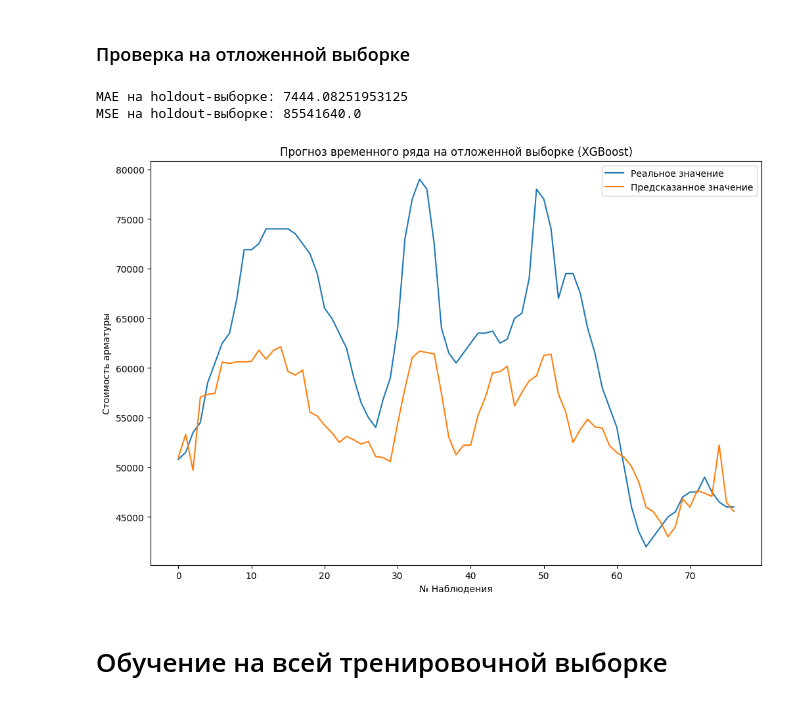
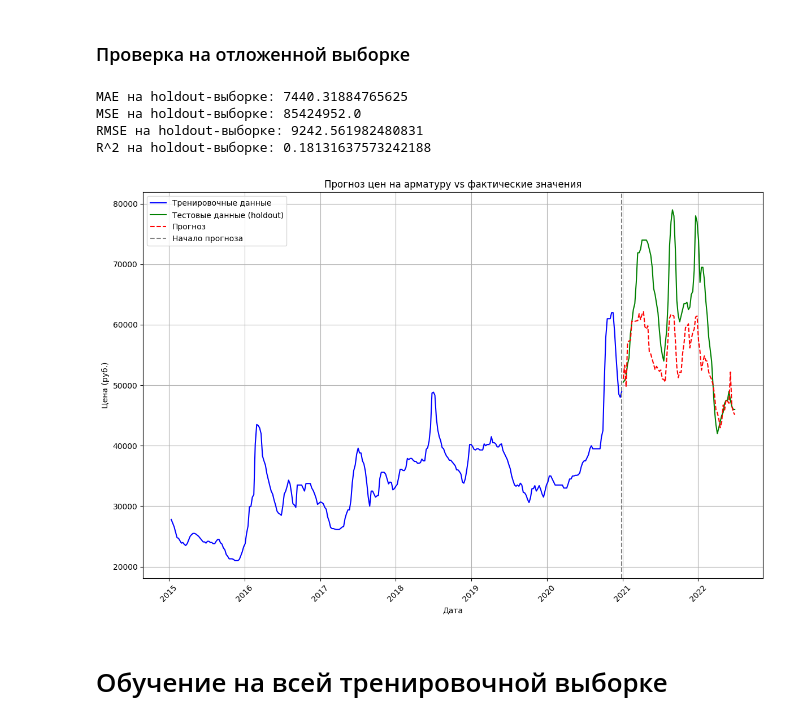
Before and after one commit to AnimeshnikLeon/int-3, a Jupyter notebook: train.ipynb, the cells around one changed output. Cells and saved outputs as stored; diff of their text form; code cells hidden in the pictures.

```diff
--- a/train.ipynb
+++ b/train.ipynb
@@ -318,22 +318,58 @@ result_xgb.tail(12)
 # Подсчет метрик прогноза на отложенной выборке
 print("MAE на holdout-выборке:", mean_absolute_error(y_holdout_xgb, ypred_xgb))
 print("MSE на holdout-выборке:", mean_squared_error(y_holdout_xgb, ypred_xgb))
+print("RMSE на holdout-выборке:", np.sqrt(mean_squared_error(y_holdout_xgb, ypred_xgb)))
+print("R^2 на holdout-выборке:", r2_score(y_holdout_xgb, ypred_xgb))
 # %% [output]
-MAE на holdout-выборке: 7444.08251953125
-MSE на holdout-выборке: 85541640.0
+MAE на holdout-выборке: 7440.31884765625
+MSE на holdout-выборке: 85424952.0
+RMSE на holdout-выборке: 9242.561982480831
+R^2 на holdout-выборке: 0.18131637573242188
-# %%
-from matplotlib.pyplot import figure
-figure(figsize=(12, 8), dpi=100)
-
-plt.plot(result_xgb['real'], label='Реальное значение')
-plt.plot(result_xgb['pred'], label='Предсказанное значение')
-plt.title('Прогноз временного ряда на отложенной выборке (XGBoost)')
-plt.xlabel('№ Наблюдения')
-plt.ylabel('Стоимость арматуры')
-plt.legend()
-plt.show()
-# %% [output]
-[figure, removed]
+# %%
+from matplotlib.pyplot import figure
+figure(figsize=(12, 8), dpi=100)
+
+all_dates = pd.to_datetime(train['dt'].iloc[1:])  # Сдвиг на 1 из-за таргета
+
+# Определяем индекс разделения на train/holdout
+split_idx = len(X_train_xgb)
+
+# Тренировочные данные (первые 80%)
+plt.plot(all_dates[:split_idx],
+         y_train_xgb,
+         label='Тренировочные данные',
+         color='blue')
+
+# Holdout данные (последние 20%)
+plt.plot(all_dates[split_idx:split_idx+len(y_holdout_xgb)],
+         y_holdout_xgb,
+         label='Тестовые данные (holdout)',
+         color='green')
+
+# Прогнозные значения
+plt.plot(all_dates[split_idx:split_idx+len(ypred_xgb)],
+         ypred_xgb,
+         label='Прогноз',
+         color='red',
+         linestyle='--')
+
+# Вертикальная линия разделения
+plt.axvline(x=all_dates[split_idx],
+            color='gray',
+            linestyle='--',
+            label='Начало прогноза')
+
+# Форматирование графика
+plt.title('Прогноз цен на арматуру vs фактические значения')
+plt.xlabel('Дата')
+plt.ylabel('Цена (руб.)')
+plt.legend(loc='upper left')
+plt.grid(True)
+plt.xticks(rotation=45)
+plt.tight_layout()
+plt.show()
+# %% [output]
+[figure, added]
 # %% [markdown]
 # Обучение на всей тренировочной выборке
 # %%
```
Also changed, not shown: parts of 4 cells of this notebook.
